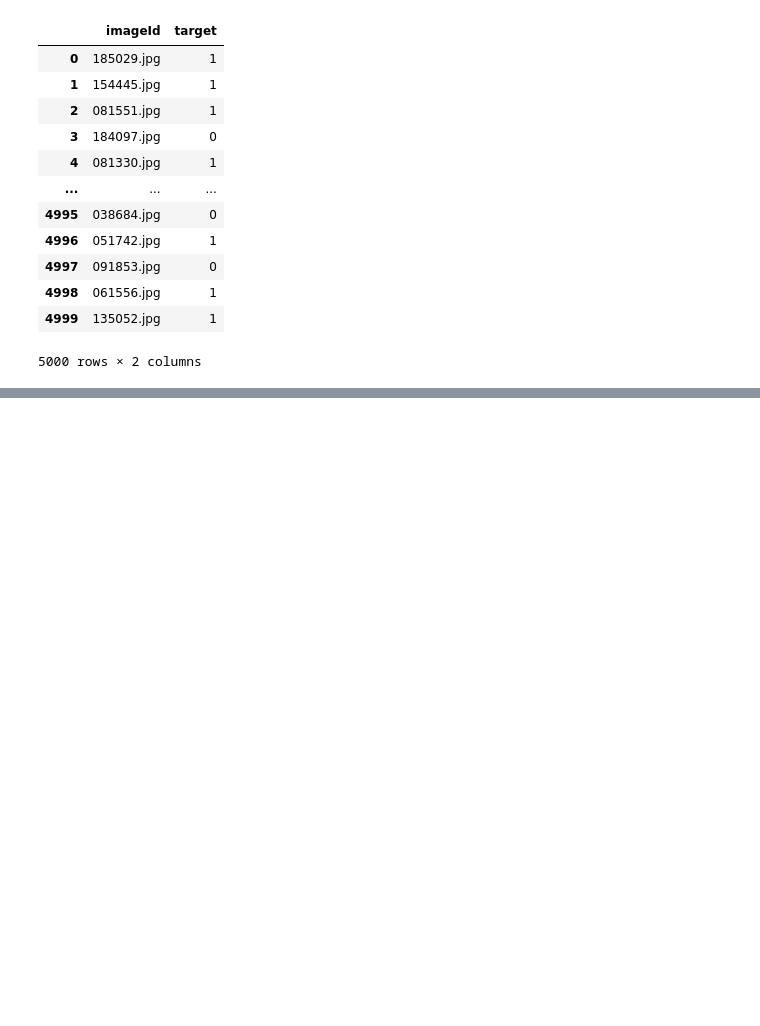
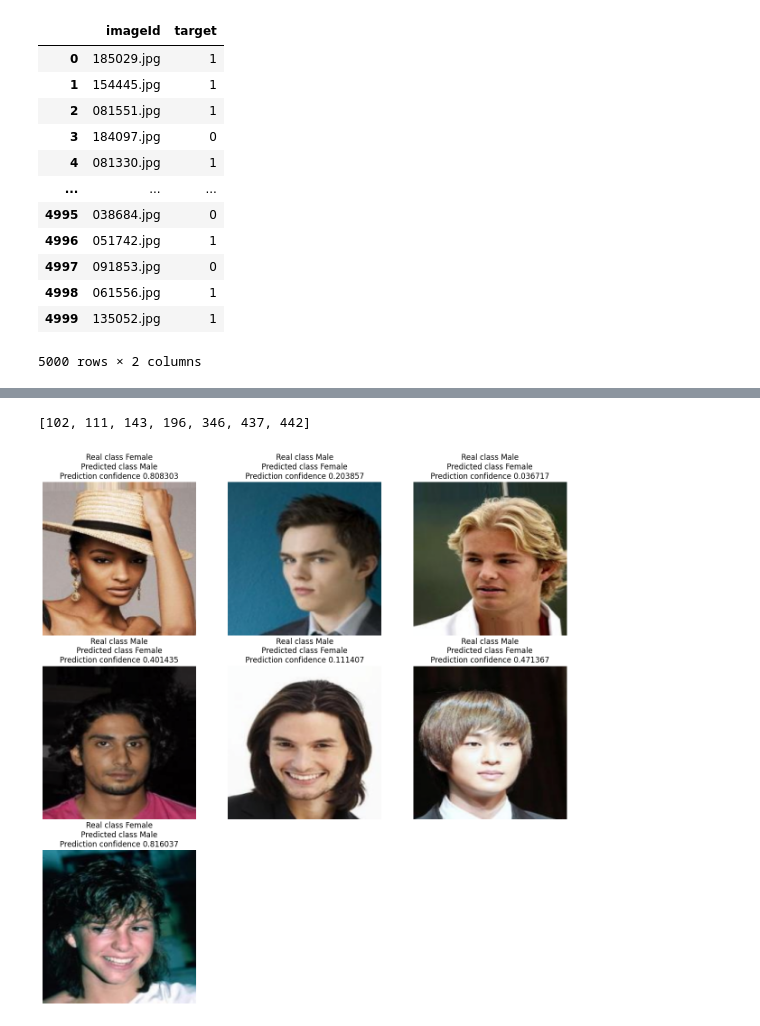
Before and after one commit to DickyAdi/face-recognition-IndonesiaAI, a Jupyter notebook: faceRecognition_DickyAdi.ipynb, the cells around one changed output, grey strips where cells are left out. Drawn from its saved outputs; the diff is of its cells as text; code cells hidden in the pictures; blank space fills up the shorter version.

```diff
--- a/faceRecognition_DickyAdi.ipynb
+++ b/faceRecognition_DickyAdi.ipynb
@@ -328,0 +337,5 @@ visPreds(preds, 9)
+# %%
+visFalsePreds(preds)
+# %% [output]
+[102, 111, 143, 196, 346, 437, 442]
+[figure, added]
```
Also changed, not shown: parts of 13 cells of this notebook, 1 other file.
